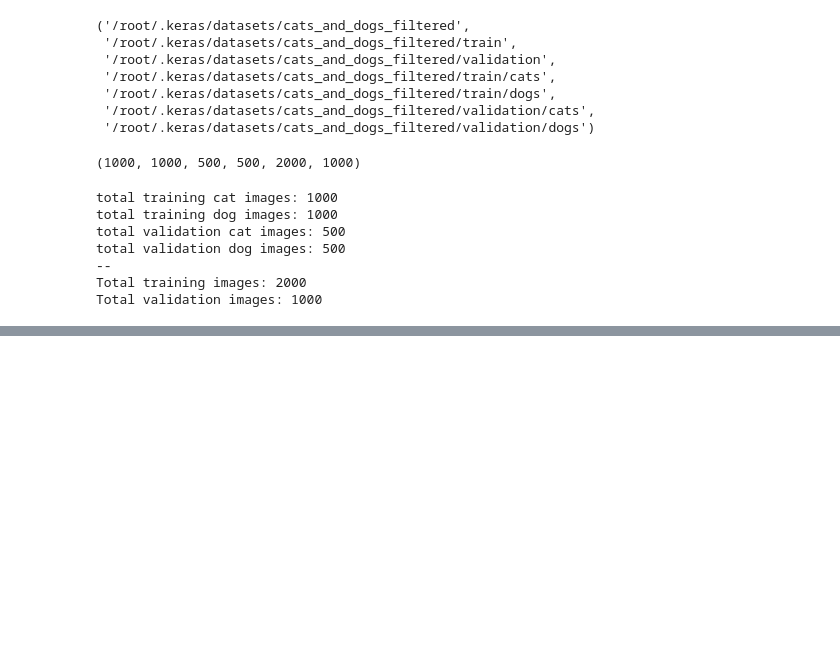
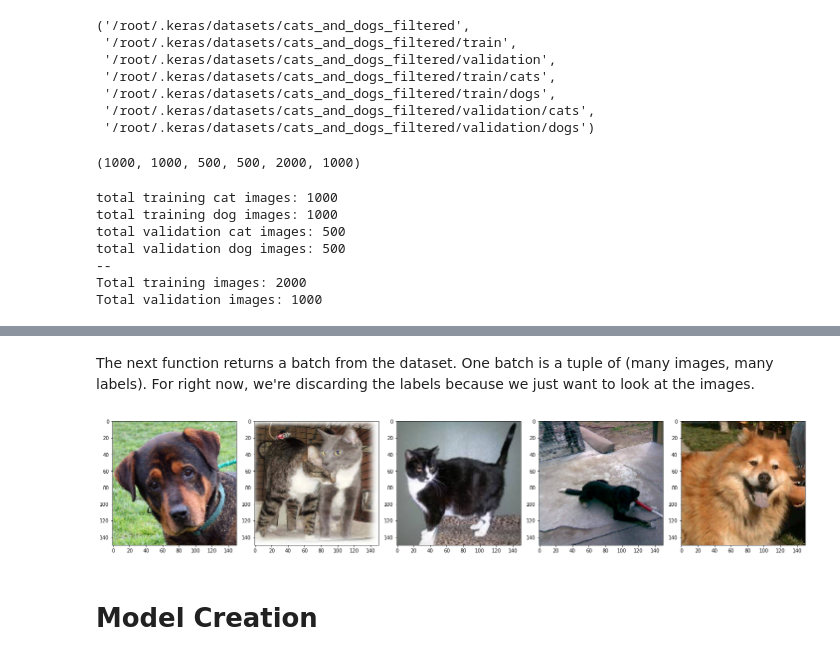
Before and after one commit to marcelounb/tensorflow_udacity, a Jupyter notebook: 03_dogs_vs_cats_cnn.ipynb, the cells around one changed output, grey strips where cells are left out. Saved outputs shown, nothing was run; the diff lists cells and outputs as text; code cells hidden in the pictures; blank space fills up the shorter version.

```diff
--- a/03_dogs_vs_cats_cnn.ipynb
+++ b/03_dogs_vs_cats_cnn.ipynb
@@ -91,0 +110,3 @@ Total validation images: 1000
+# %%
+train_image_generator      = ImageDataGenerator(rescale=1./255)  # Generator for our training data
+validation_image_generator = ImageDataGenerator(rescale=1./255)  # Generator for our validation data
@@ -91,0 +115,6 @@ Total validation images: 1000
+# %%
+train_data_gen = train_image_generator.flow_from_directory(batch_size=BATCH_SIZE,
+                                                           directory=train_dir,
+                                                           shuffle=True,
+                                                           target_size=(IMG_SHAPE,IMG_SHAPE), #(150,150)
+                                                           class_mode='binary')
@@ -91,0 +134,19 @@ Total validation images: 1000
+# %%
+sample_training_images, _ = next(train_data_gen)
+# %% [markdown]
+The next function returns a batch from the dataset. One batch is a tuple of (many images, many labels). For right now, we're discarding the labels because we just want to look at the images.
+# %%
+# This function will plot images in the form of a grid with 1 row and 5 columns where images are placed in each column.
+def plotImages(images_arr):
+    fig, axes = plt.subplots(1, 5, figsize=(20,20))
+    axes = axes.flatten()
+    for img, ax in zip(images_arr, axes):
+        ax.imshow(img)
+    plt.tight_layout()
+    plt.show()
+# %%
+plotImages(sample_training_images[:5])  # Plot images 0-4
+# %% [output]
+[figure, added]
+# %% [markdown]
+# Model Creation
```
Also changed, not shown: parts of 10 cells of this notebook.
